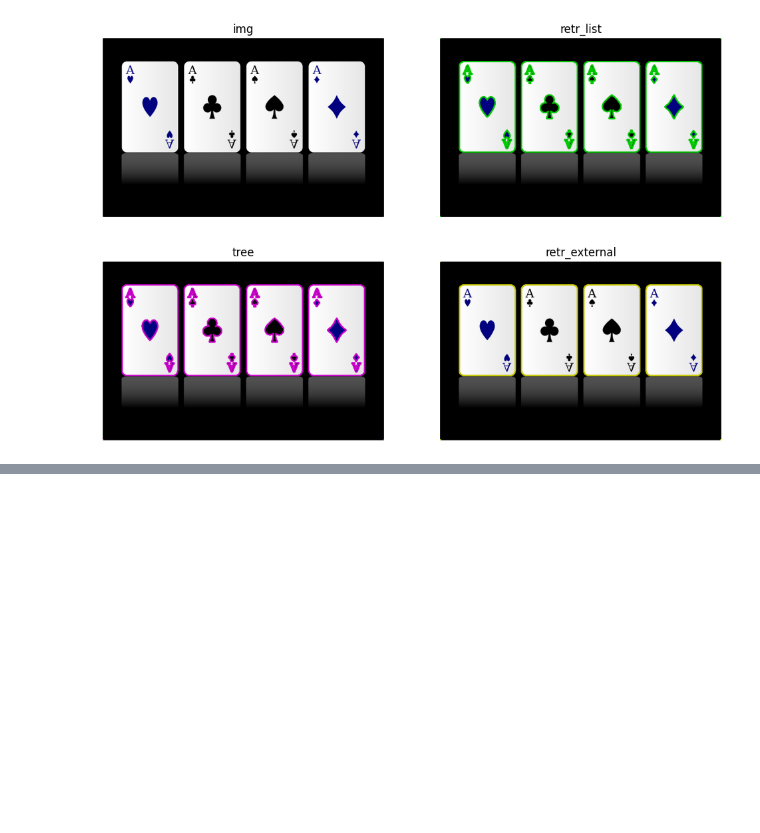
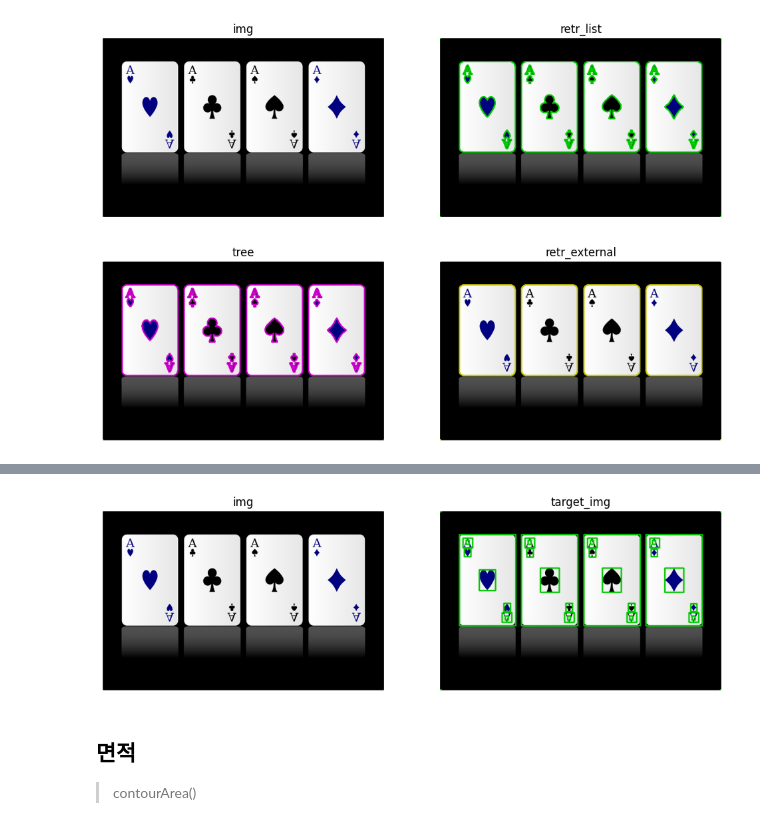
Before and after one commit to koreanbulbasaur/nadocoding_study, a Jupyter notebook: PythonImageWorkspace/OpenCV/18_contour.ipynb, the cells around one changed output, grey strips where cells are left out. Saved outputs shown, nothing was run; the diff lists cells and outputs as text; code cells hidden in the pictures; blank space fills up the shorter version.

Commit message:
area

```diff
--- a/PythonImageWorkspace/OpenCV/18_contour.ipynb
+++ b/PythonImageWorkspace/OpenCV/18_contour.ipynb
@@ -100,0 +105,43 @@ for x in range(2):
+# %%
+import cv2
+img = cv2.imread('./img/card.png')
+
+target_img = img.copy() # 사본 이미지
+
+gray = cv2.cvtColor(img, cv2.COLOR_BGR2GRAY)
+ret, otsu = cv2.threshold(gray, -1, 255, cv2.THRESH_BINARY | cv2.THRESH_OTSU)
+
+contours, hierachy = cv2.findContours(otsu, cv2.RETR_LIST, cv2.CHAIN_APPROX_NONE)
+
+green = (0, 200, 0)
+
+for cnt in contours:
+    x, y, width, height = cv2.boundingRect(cnt)
+    cv2.rectangle(target_img, (x, y), (x + width, y + height), green, 2, cv2.LINE_AA)
+
+cv2.imshow('img', img)
+cv2.imshow('contour', target_img)
+
+cv2.waitKey(0)
+cv2.destroyAllWindows()
+# %%
+import matplotlib.pyplot as plt
+fig, ax = plt.subplots(1, 2, figsize=(12, 8))
+
+lst = [img, target_img]
+lst_t = ['img', 'target_img']
+idx = 0
+
+for y in range(2):
+    if x == 1 and y == 2:
+        ax[y].axis('off')
+    else:
+        ax[y].imshow(lst[idx], cmap='jet')
+        ax[y].axis('off')
+        ax[y].set_title(lst_t[idx])
+        idx += 1
+# %% [output]
+[figure, added]
+# %% [markdown]
+## 면적
+> contourArea()
```
Also changed, not shown: parts of 3 cells of this notebook.
